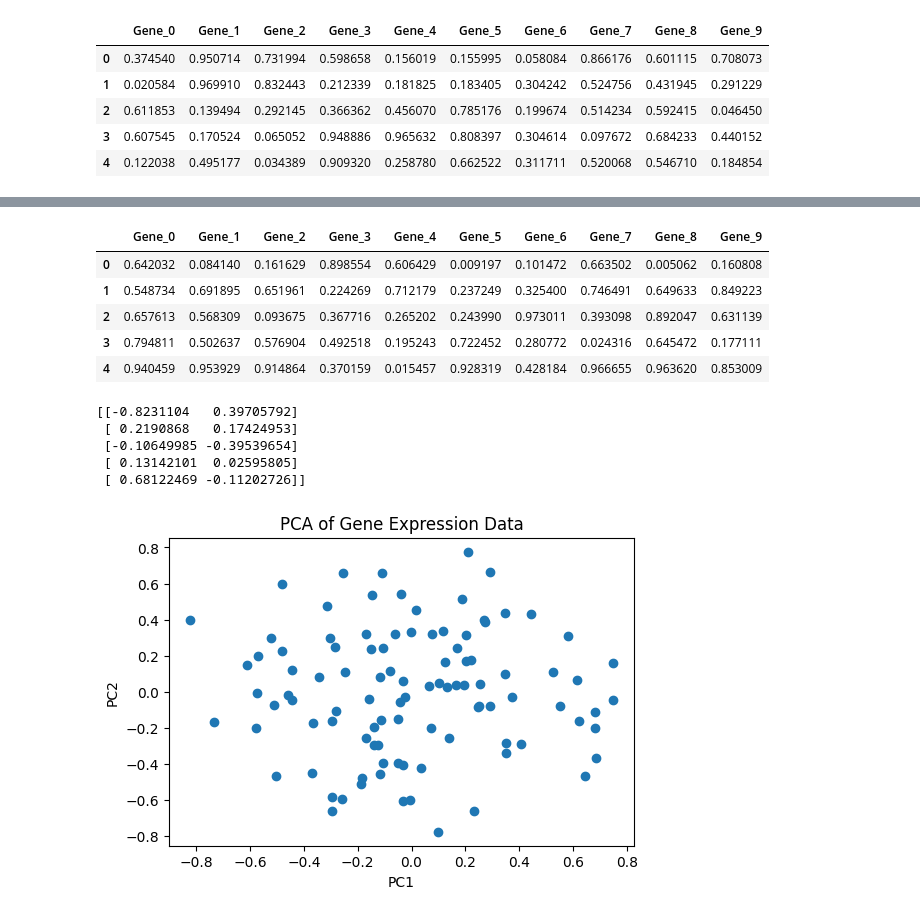
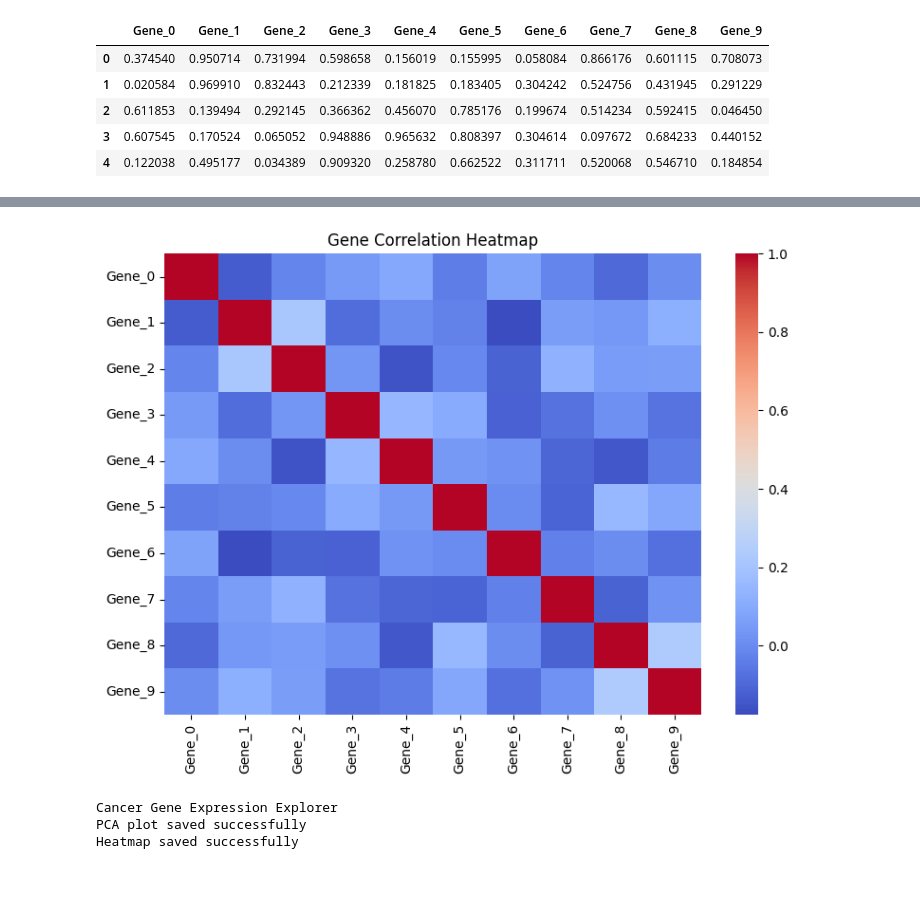
Before and after one commit to gowtham-bioinfo/Cancer-Gene-Expression-Explorer, a Jupyter notebook: Notebook/analysis.ipynb, the cells around one changed output, grey strips where cells are left out. Drawn from its saved outputs; the diff is of its cells as text; code cells hidden in the pictures; blank space fills up the shorter version.

```diff
--- a/Notebook/analysis.ipynb
+++ b/Notebook/analysis.ipynb
@@ -69,16 +57,0 @@ import matplotlib.pyplot as plt
-# %%
-data = np.random.rand(100, 10)
-
-df = pd.DataFrame(
-    data,
-    columns=[f"Gene_{i}" for i in range(10)]
-)
-
-df.head()
-# %% [output]
-|  | Gene_0 | Gene_1 | Gene_2 | Gene_3 | Gene_4 | Gene_5 | Gene_6 | Gene_7 | Gene_8 | Gene_9 |
-| 0 | 0.642032 | 0.084140 | 0.161629 | 0.898554 | 0.606429 | 0.009197 | 0.101472 | 0.663502 | 0.005062 | 0.160808 |
-| 1 | 0.548734 | 0.691895 | 0.651961 | 0.224269 | 0.712179 | 0.237249 | 0.325400 | 0.746491 | 0.649633 | 0.849223 |
-| 2 | 0.657613 | 0.568309 | 0.093675 | 0.367716 | 0.265202 | 0.243990 | 0.973011 | 0.393098 | 0.892047 | 0.631139 |
-| 3 | 0.794811 | 0.502637 | 0.576904 | 0.492518 | 0.195243 | 0.722452 | 0.280772 | 0.024316 | 0.645472 | 0.177111 |
-| 4 | 0.940459 | 0.953929 | 0.914864 | 0.370159 | 0.015457 | 0.928319 | 0.428184 | 0.966655 | 0.963620 | 0.853009 |
@@ -87,27 +57,0 @@ from sklearn.decomposition import PCA
-# %%
-pca = PCA(n_components=2)
-
-pca_result = pca.fit_transform(df)
-
-print(pca_result[:5])
-# %% [output]
-[[-0.8231104   0.39705792]
- [ 0.2190868   0.17424953]
- [-0.10649985 -0.39539654]
- [ 0.13142101  0.02595805]
- [ 0.68122469 -0.11202726]]
-# %%
-plt.figure(figsize=(6, 4))
-
-plt.scatter(
-    pca_result[:, 0],
-    pca_result[:, 1]
-)
-
-plt.title("PCA of Gene Expression Data")
-plt.xlabel("PC1")
-plt.ylabel("PC2")
-
-plt.show()
-# %% [output]
-[figure, removed]
@@ -137,0 +58,25 @@ plt.close()
+# %%
+corr = gene_data.corr()
+
+plt.figure(figsize=(8, 6))
+
+sns.heatmap(
+    corr,
+    cmap="coolwarm"
+)
+
+plt.title("Gene Correlation Heatmap")
+
+plt.tight_layout()
+plt.savefig("../Outputs/heatmap.png")
+
+plt.show()
+
+print("Cancer Gene Expression Explorer")
+print("PCA plot saved successfully")
+print("Heatmap saved successfully")
+# %% [output]
+[figure, added]
+Cancer Gene Expression Explorer
+PCA plot saved successfully
+Heatmap saved successfully
```
Also changed, not shown: parts of 10 cells of this notebook.
